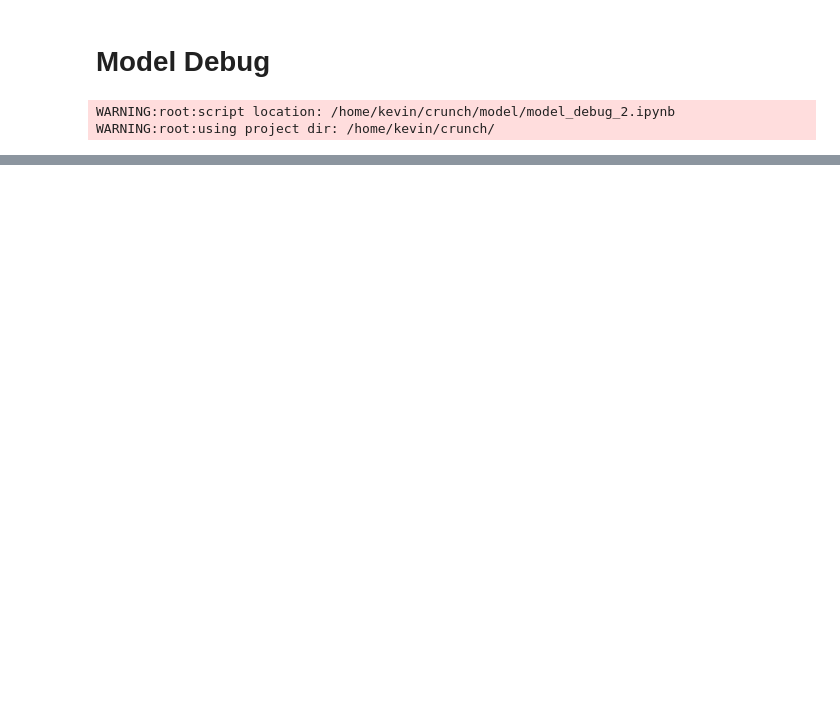
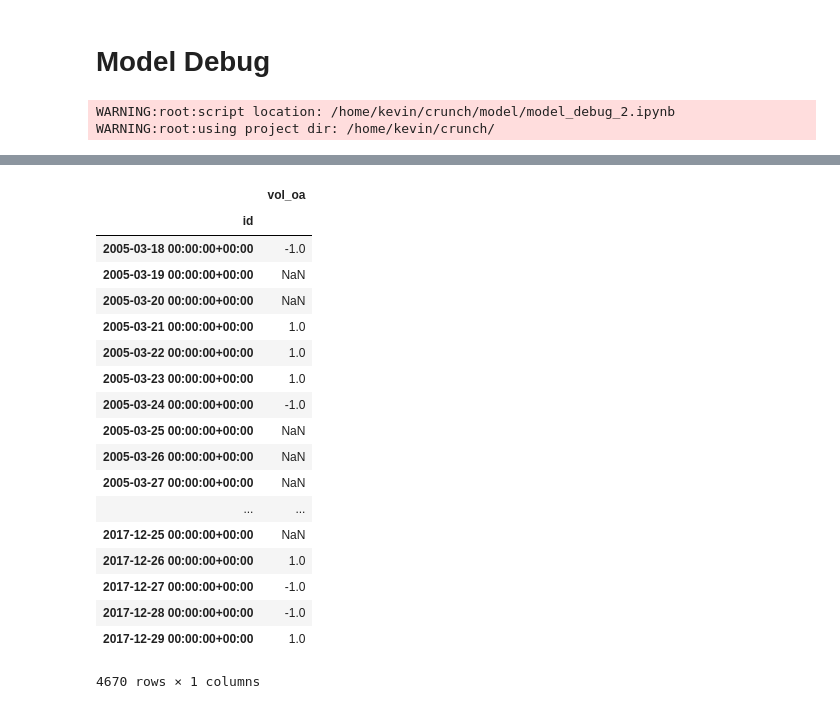
Before and after one commit to kevindirect/thesis-code, a Jupyter notebook: model/model_debug_2.ipynb, the cells around one changed output, grey strips where cells are left out. Saved outputs shown, nothing was run; the diff lists cells and outputs as text; code cells hidden in the pictures; blank space fills up the shorter version.

```diff
--- a/model/model_debug_2.ipynb
+++ b/model/model_debug_2.ipynb
@@ -140,0 +132,25 @@ def pd_binary_clip(pd_obj, thresh=0):
+# %%
+kc = ['dow_jones', 'direod', 'raw_vol_oa_retxeod_direod']
+d = dataset['labels']['dfs'][kc]
+# %%
+d.compute()
+# %% [output]
+|  | vol_oa |
+| id |  |
+| 2005-03-18 00:00:00+00:00 | -1.0 |
+| 2005-03-19 00:00:00+00:00 | NaN |
+| 2005-03-20 00:00:00+00:00 | NaN |
+| 2005-03-21 00:00:00+00:00 | 1.0 |
+| 2005-03-22 00:00:00+00:00 | 1.0 |
+| 2005-03-23 00:00:00+00:00 | 1.0 |
+| 2005-03-24 00:00:00+00:00 | -1.0 |
+| 2005-03-25 00:00:00+00:00 | NaN |
+| 2005-03-26 00:00:00+00:00 | NaN |
+| 2005-03-27 00:00:00+00:00 | NaN |
+| ... | ... |
+| 2017-12-25 00:00:00+00:00 | NaN |
+| 2017-12-26 00:00:00+00:00 | 1.0 |
+| 2017-12-27 00:00:00+00:00 | -1.0 |
+| 2017-12-28 00:00:00+00:00 | -1.0 |
+| 2017-12-29 00:00:00+00:00 | 1.0 |
+4670 rows × 1 columns
```
Also changed, not shown: parts of 15 cells of this notebook.
